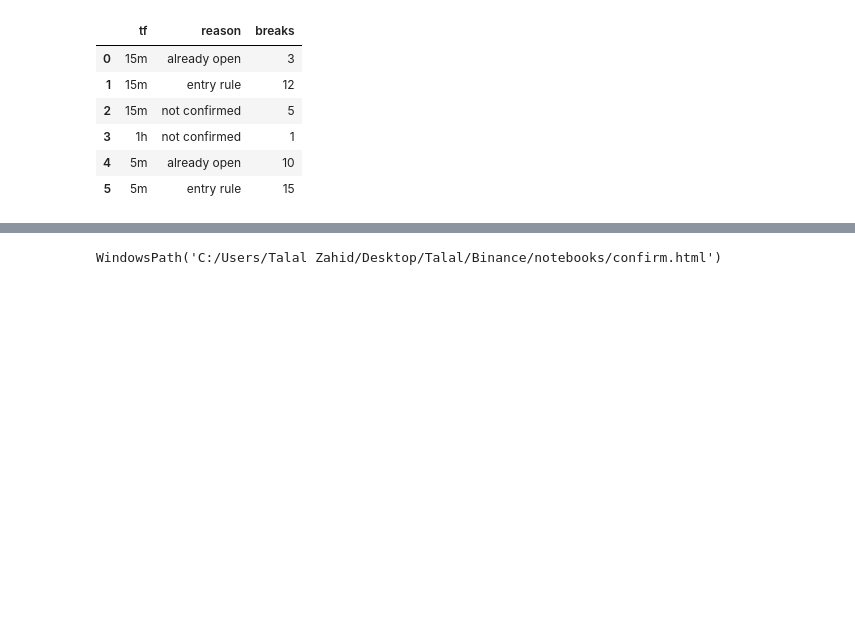
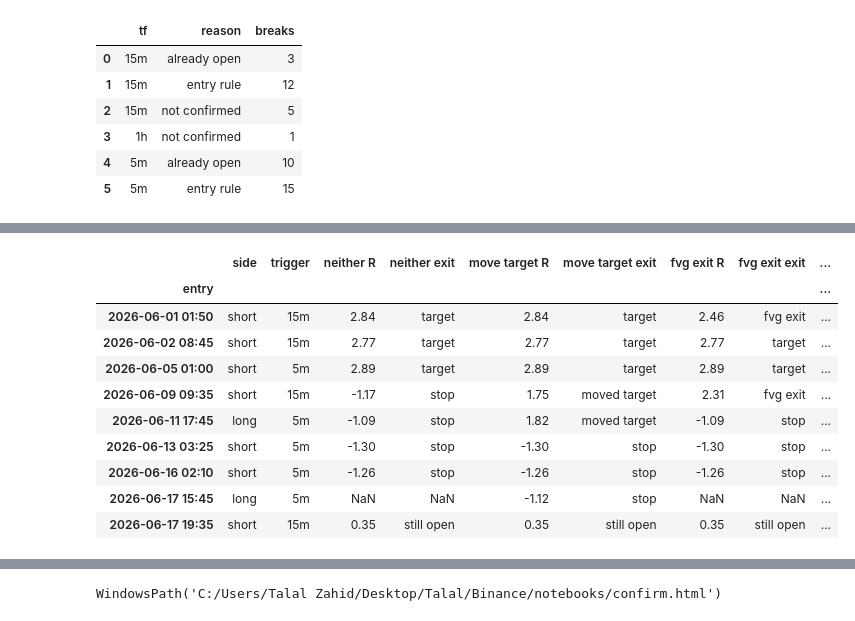
Before and after one commit to talalz94/Trading-Analysis, a Jupyter notebook: notebooks/21_break_confirmation.ipynb, the cells around one changed output, grey strips where cells are left out. Cells and saved outputs as stored; diff of their text form; code cells hidden in the pictures; blank space fills up the shorter version.

```diff
--- a/notebooks/21_break_confirmation.ipynb
+++ b/notebooks/21_break_confirmation.ipynb
@@ -136,0 +149,5 @@ on.rejected.groupby(["tf", "reason"]).size().rename("breaks").reset_index()
+# %%
+from quant.research import run_arms
+
+arms = run_arms(CFG)          # one run per arm of COMPARE
+arms.table()
@@ -136,0 +177,14 @@ on.rejected.groupby(["tf", "reason"]).size().rename("breaks").reset_index()
+# %%
+arms.diff()
+# %% [output]
+|  | side | trigger | neither R | neither exit | move target R | move target exit | fvg exit R | fvg exit exit | ... |
+| entry |  |  |  |  |  |  |  |  | ... |
+| 2026-06-01 01:50 | short | 15m | 2.84 | target | 2.84 | target | 2.46 | fvg exit | ... |
+| 2026-06-02 08:45 | short | 15m | 2.77 | target | 2.77 | target | 2.77 | target | ... |
+| 2026-06-05 01:00 | short | 5m | 2.89 | target | 2.89 | target | 2.89 | target | ... |
+| 2026-06-09 09:35 | short | 15m | -1.17 | stop | 1.75 | moved target | 2.31 | fvg exit | ... |
+| 2026-06-11 17:45 | long | 5m | -1.09 | stop | 1.82 | moved target | -1.09 | stop | ... |
+| 2026-06-13 03:25 | short | 5m | -1.30 | stop | -1.30 | stop | -1.30 | stop | ... |
+| 2026-06-16 02:10 | short | 5m | -1.26 | stop | -1.26 | stop | -1.26 | stop | ... |
+| 2026-06-17 15:45 | long | 5m | NaN | NaN | -1.12 | stop | NaN | NaN | ... |
+| 2026-06-17 19:35 | short | 15m | 0.35 | still open | 0.35 | still open | 0.35 | still open | ... |
```
Also changed, not shown: parts of 6 cells of this notebook, 2 other files.
